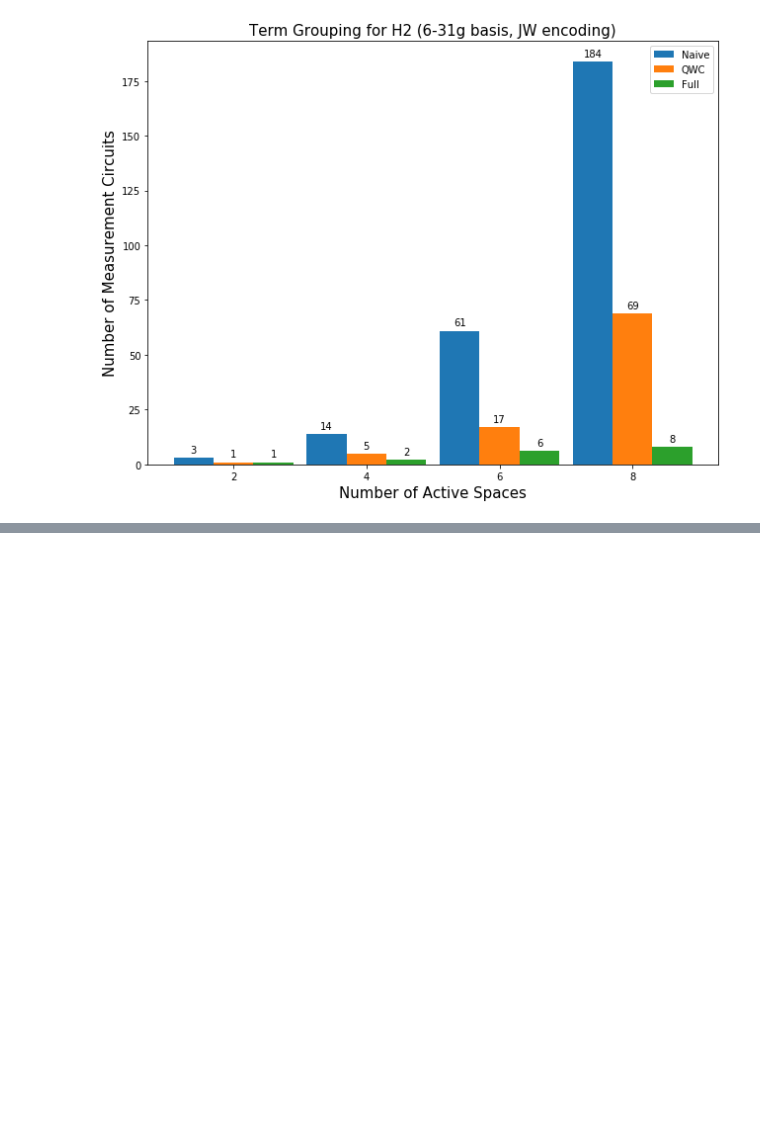
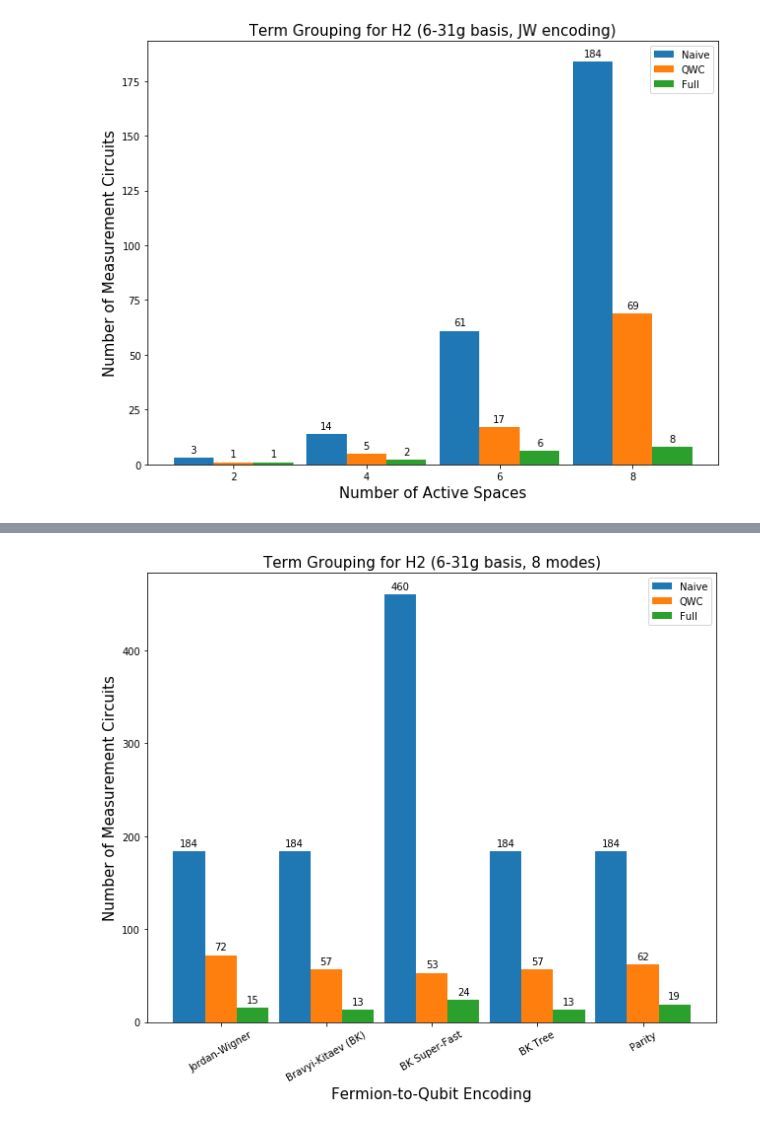
Before and after one commit to teaguetomesh/vqe-term-grouping, a Jupyter notebook: term_grouping_plots.ipynb, the cells around one changed output, grey strips where cells are left out. Saved outputs shown, nothing was run; the diff lists cells and outputs as text; code cells hidden in the pictures; blank space fills up the shorter version.

Commit message:
Add a section for term grouping results when using polytime heuristic

```diff
--- a/term_grouping_plots.ipynb
+++ b/term_grouping_plots.ipynb
@@ -291,0 +360,53 @@ plt.show()
+# %%
+# copying the data printed out above
+naive = (184,184,460,184,184)
+qwc   = (72,57,53,57,62)
+full  = (15,13,24,13,19)
+
+xaxis = np.array((1,2,3,4,5))
+
+width = 0.3
+
+fig, ax = plt.subplots(figsize=(9,8))
+rects1 = ax.bar(xaxis - width, naive, width, label='Naive')
+rects2 = ax.bar(xaxis, qwc, width, label='QWC')
+rects3 = ax.bar(xaxis + width, full, width, label='Full')
+
+ax.set_ylabel('Number of Measurement Circuits')
+ax.set_xlabel('Fermion-to-Qubit Encoding')
+ax.set_title('Term Grouping for H2 (6-31g basis, 8 modes)')
+ax.set_xticks(xaxis)
+ax.set_xticklabels(('Jordan-Wigner', 'Bravyi-Kitaev (BK)', 'BK Super-Fast', 'BK Tree', 'Parity'),
+                  rotation=30)
+ax.legend()
+
+
+def autolabel(rects, xpos='center'):
+    """
+    Attach a text label above each bar in *rects*, displaying its height.
+
+    *xpos* indicates which side to place the text w.r.t. the center of
+    the bar. It can be one of the following {'center', 'right', 'left'}.
+    """
+
+    ha = {'center': 'center', 'right': 'left', 'left': 'right'}
+    offset = {'center': 0, 'right': 1, 'left': -1}
+
+    for rect in rects:
+        height = rect.get_height()
+        ax.annotate('{}'.format(height),
+                    xy=(rect.get_x() + rect.get_width() / 2, height),
+                    xytext=(offset[xpos]*3, 3),  # use 3 points offset
+                    textcoords="offset points",  # in both directions
+                    ha=ha[xpos], va='bottom')
+
+
+autolabel(rects1)
+autolabel(rects2)
+autolabel(rects3)
+
+fig.tight_layout()
+
+plt.show()
+# %% [output]
+[figure, added]
```
Also changed, not shown: parts of 8 cells of this notebook.
